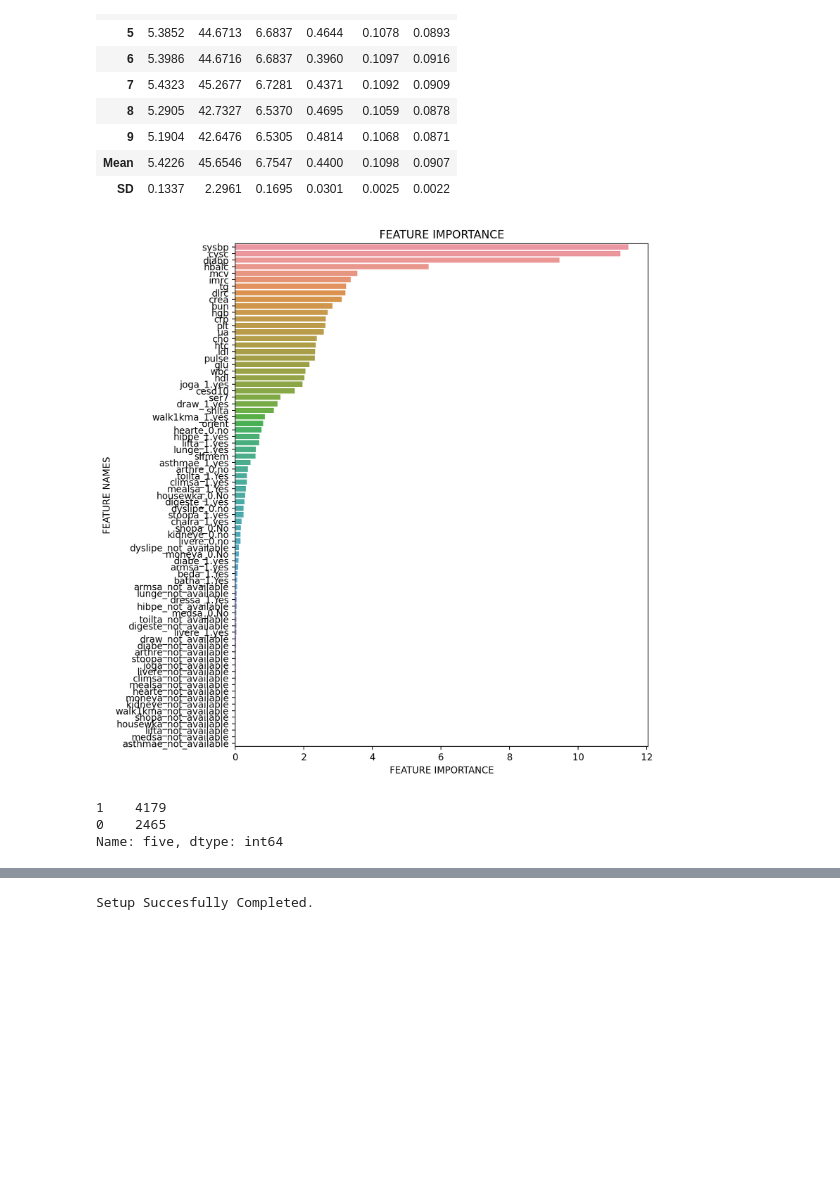
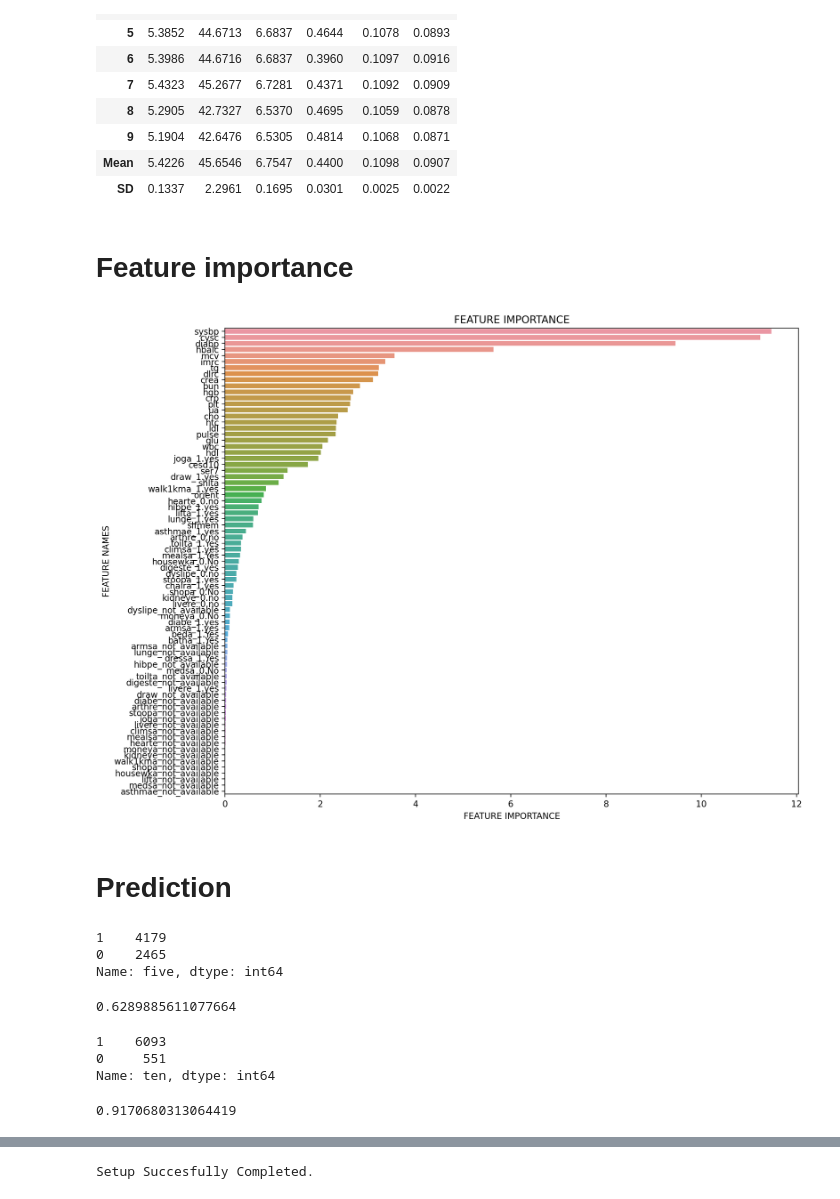
Before and after one commit to FoeinLove/DKU, a Jupyter notebook: final.ipynb, the cells around one changed output, grey strips where cells are left out. Saved outputs shown, nothing was run; the diff lists cells and outputs as text; code cells hidden in the pictures; blank space fills up the shorter version.

```diff
--- a/final.ipynb
+++ b/final.ipynb
@@ -114,31 +91,33 @@ cat = create_model('catboost')
 | 9 | 5.1904 | 42.6476 | 6.5305 | 0.4814 | 0.1068 | 0.0871 |
 | Mean | 5.4226 | 45.6546 | 6.7547 | 0.4400 | 0.1098 | 0.0907 |
 | SD | 0.1337 | 2.2961 | 0.1695 | 0.0301 | 0.0025 | 0.0022 |
+# %% [markdown]
+# Feature importance
 # %%
 import pandas as pd
 import numpy as np
 import matplotlib.pyplot as plt
 import seaborn as sns
 
 def plot_feature_importance(importance,names,model_type):
     feature_importance = np.array(importance)
     feature_names = np.array(names)
 
 
     data={'feature_names':feature_names,'feature_importance':feature_importance}
     fi_df = pd.DataFrame(data)
 
     fi_df.sort_values(by=['feature_importance'], ascending=False,inplace=True)
 
 
-    plt.figure(figsize=(8,10),dpi=200)
+    plt.figure(figsize=(12,10),dpi=200)
 
     sns.barplot(x=fi_df['feature_importance'], y=fi_df['feature_names'])
 
     plt.title(model_type + 'FEATURE IMPORTANCE')
     plt.xlabel('FEATURE IMPORTANCE')
     plt.ylabel('FEATURE NAMES')
 
 plot_feature_importance(cat.feature_importances_,cat.feature_names_,'')
 # %% [output]
-[figure, old version]
+[figure, new version]
@@ -149 +124,3 @@ pred = predict_model(best,data=dd)
+# %% [markdown]
+# Prediction
 # %%
@@ -155,4 +140,18 @@ pred.five.value_counts()
 1    4179
 0    2465
 Name: five, dtype: int64
+# %%
+4179/(4179+2465)
+# %% [output]
+0.6289885611077664
+# %%
+pred.ten.value_counts()
+# %% [output]
+1    6093
+0     551
+Name: ten, dtype: int64
+# %%
+6093/(6093+551)
+# %% [output]
+0.9170680313064419
 # %%
```
Also changed, not shown: parts of 7 cells of this notebook, 14 other files.
